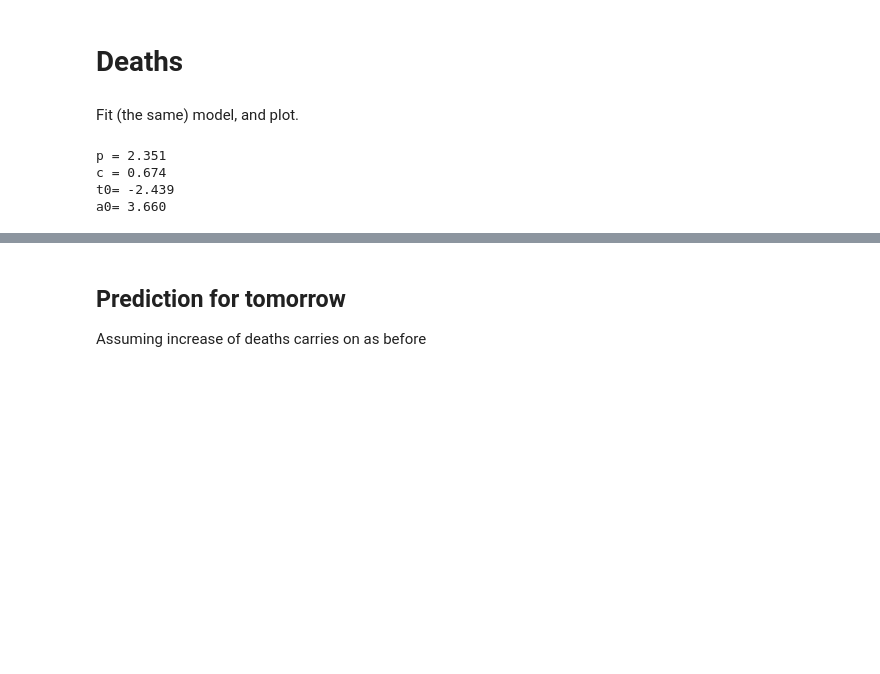
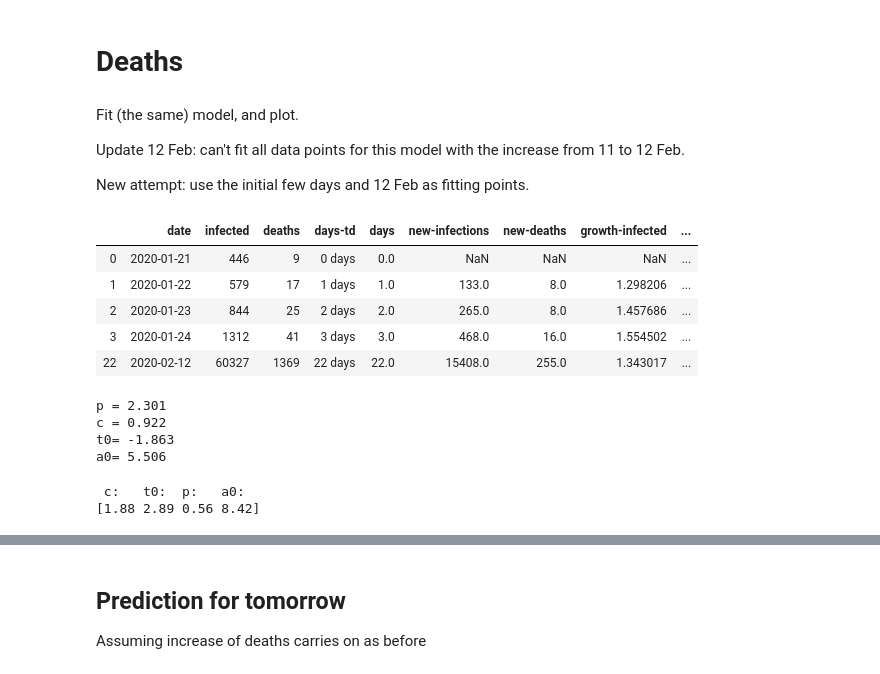
Before and after one commit to oscovida/oscovida, a Jupyter notebook: model.ipynb, the cells around one changed output, grey strips where cells are left out. Drawn from its saved outputs; the diff is of its cells as text; code cells hidden in the pictures; blank space fills up the shorter version.

```diff
--- a/model.ipynb
+++ b/model.ipynb
@@ -239,18 +263,43 @@ Infections in 10 days:   95403  (20 Feb 2020)
 # %% [markdown]
 # Deaths
-# %% [markdown]
-Fit (the same) model, and plot.
+# %% [markdown]
+Fit (the same) model, and plot.
+
+Update 12 Feb: can't fit all data points for this model with the increase from 11 to 12 Feb.
+
+New attempt: use the initial few days and 12 Feb as fitting points.
+# %%
+dates_used = ['2020-01-21', '2020-01-22', '2020-01-23', '2020-01-24', '2020-02-12']
+data2 = data[data['date'].isin(dates_used)]
+data2
+# %% [output]
+|  | date | infected | deaths | days-td | days | new-infections | new-deaths | growth-infected | ... |
+| 0 | 2020-01-21 | 446 | 9 | 0 days | 0.0 | NaN | NaN | NaN | ... |
+| 1 | 2020-01-22 | 579 | 17 | 1 days | 1.0 | 133.0 | 8.0 | 1.298206 | ... |
+| 2 | 2020-01-23 | 844 | 25 | 2 days | 2.0 | 265.0 | 8.0 | 1.457686 | ... |
+| 3 | 2020-01-24 | 1312 | 41 | 3 days | 3.0 | 468.0 | 16.0 | 1.554502 | ... |
+| 22 | 2020-02-12 | 60327 | 1369 | 22 days | 22.0 | 15408.0 | 255.0 | 1.343017 | ... |
 # %%
 days = data['days']
-deaths = data['deaths']
-param_death, cov = scipy.optimize.curve_fit(model, days, deaths,
-                                          p0=(1, 0, 2, 0))
+days2 = data2['days']
+deaths = data2['deaths']
+
+param_death, cov_deaths = scipy.optimize.curve_fit(model, days2, deaths,
+                                                   p0=(0.9, -2., 2.3, 3.6))
 print(pretty_params(param_death))
 # %% [output]
-p = 2.351
-c = 0.674
-t0= -2.439
-a0= 3.660
+p = 2.301
+c = 0.922
+t0= -1.863
+a0= 5.506
+# %%
+# Estimated standard deviation of parameters
+with np.printoptions(precision=2, suppress=True):
+    print(" c:   t0:  p:   a0:")
+    print(np.sqrt(cov_deaths.diagonal()))
+# %% [output]
+ c:   t0:  p:   a0:
+[1.88 2.89 0.56 8.42]
 # %%
 fitted_days = days
 c, t0, p, a0 = param_death
```
Also changed, not shown: parts of 19 cells of this notebook, 7 other files.
